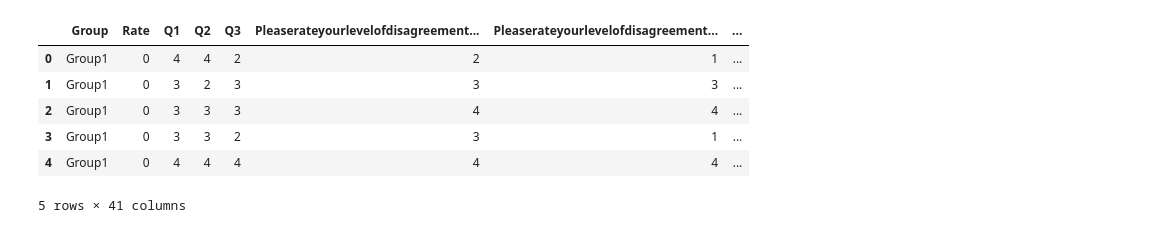
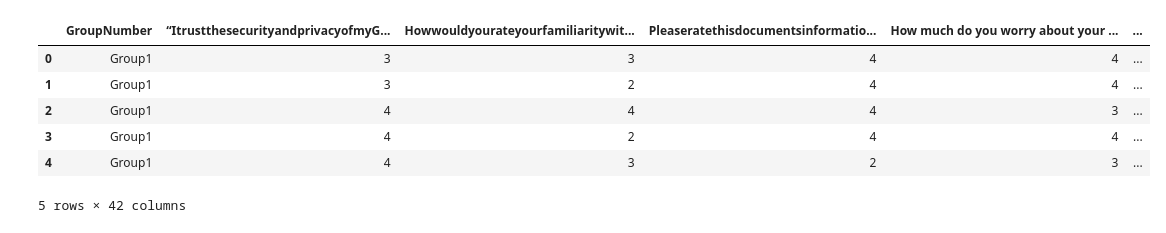
Before and after one commit to ElhamAlQahtani/gmail-virtru, a Jupyter notebook: Graph.ipynb, the cells around one changed output. Saved outputs shown, nothing was run; the diff lists cells and outputs as text; code cells hidden in the pictures.

```diff
--- a/Graph.ipynb
+++ b/Graph.ipynb
@@ -2,13 +2,13 @@
 <a href="https://colab.research.google.com/github/ElhamAlQahtani/gmail-virtru/blob/main/Graph.ipynb" target="_parent"><img src="https://colab.research.google.com/assets/colab-badge.svg" alt="Open In Colab"/></a>
 # %%
 import pandas as pd
-data = pd.read_excel('/content/Adoptoer-Nonadopter.xlsx')
+data = pd.read_excel('/content/sample_data/All-Data-Virtru.xlsx')
 data.head()
 # %% [output]
-|  | Group | Rate | Q1 | Q2 | Q3 | Pleaserateyourlevelofdisagreement... | Pleaserateyourlevelofdisagreement... | ... |
-| 0 | Group1 | 0 | 4 | 4 | 2 | 2 | 1 | ... |
-| 1 | Group1 | 0 | 3 | 2 | 3 | 3 | 3 | ... |
-| 2 | Group1 | 0 | 3 | 3 | 3 | 4 | 4 | ... |
-| 3 | Group1 | 0 | 3 | 3 | 2 | 3 | 1 | ... |
-| 4 | Group1 | 0 | 4 | 4 | 4 | 4 | 4 | ... |
+|  | GroupNumber | “ItrustthesecurityandprivacyofmyG... | Howwouldyourateyourfamiliaritywit... | Pleaseratethisdocumentsinformatio... | How much do you worry about your ... | ... |
+| 0 | Group1 | 3 | 3 | 4 | 4 | ... |
+| 1 | Group1 | 3 | 2 | 4 | 4 | ... |
+| 2 | Group1 | 4 | 4 | 4 | 3 | ... |
+| 3 | Group1 | 4 | 2 | 4 | 4 | ... |
+| 4 | Group1 | 4 | 3 | 2 | 3 | ... |
-5 rows × 41 columns
+5 rows × 42 columns
```
Also changed, not shown: parts of 29 cells of this notebook.
